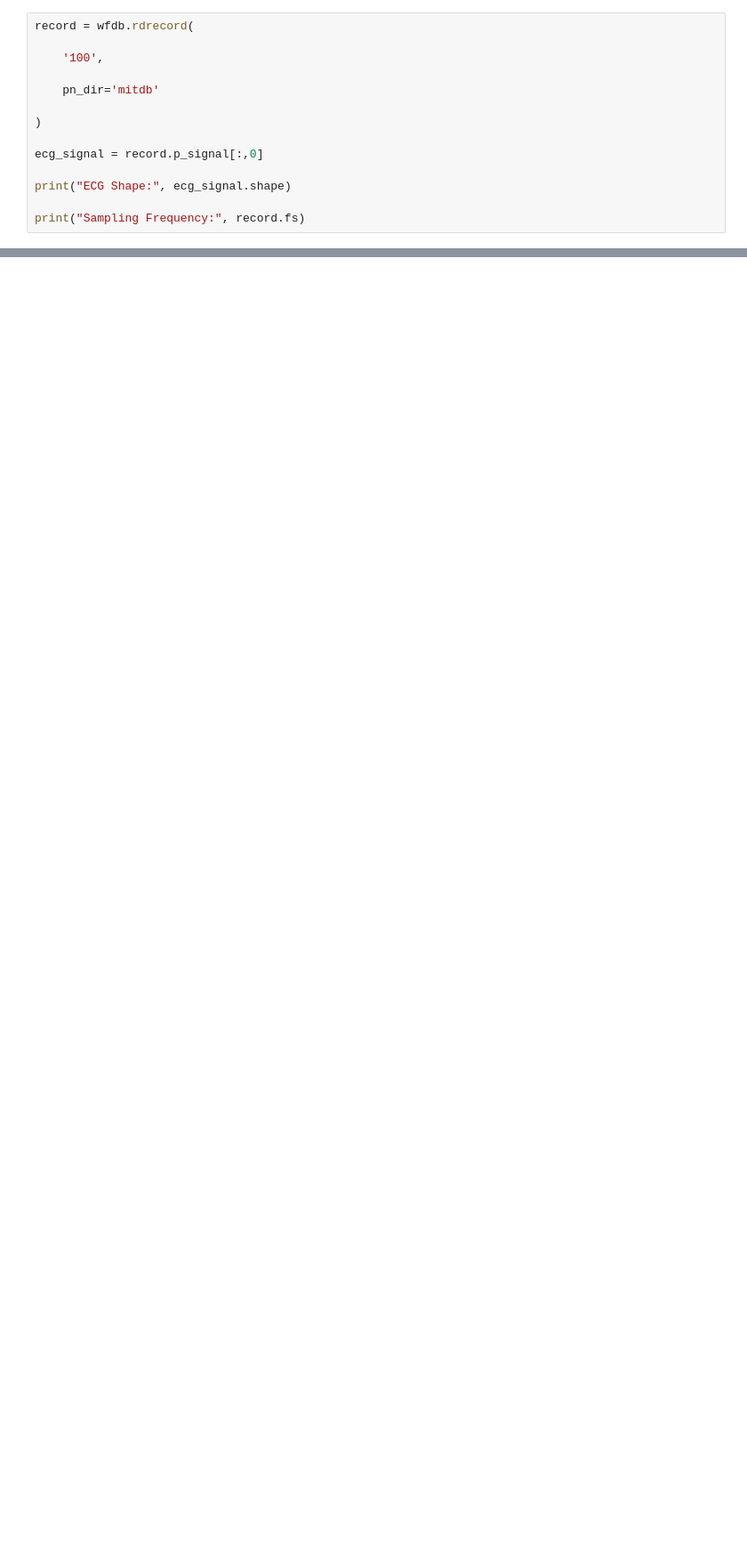
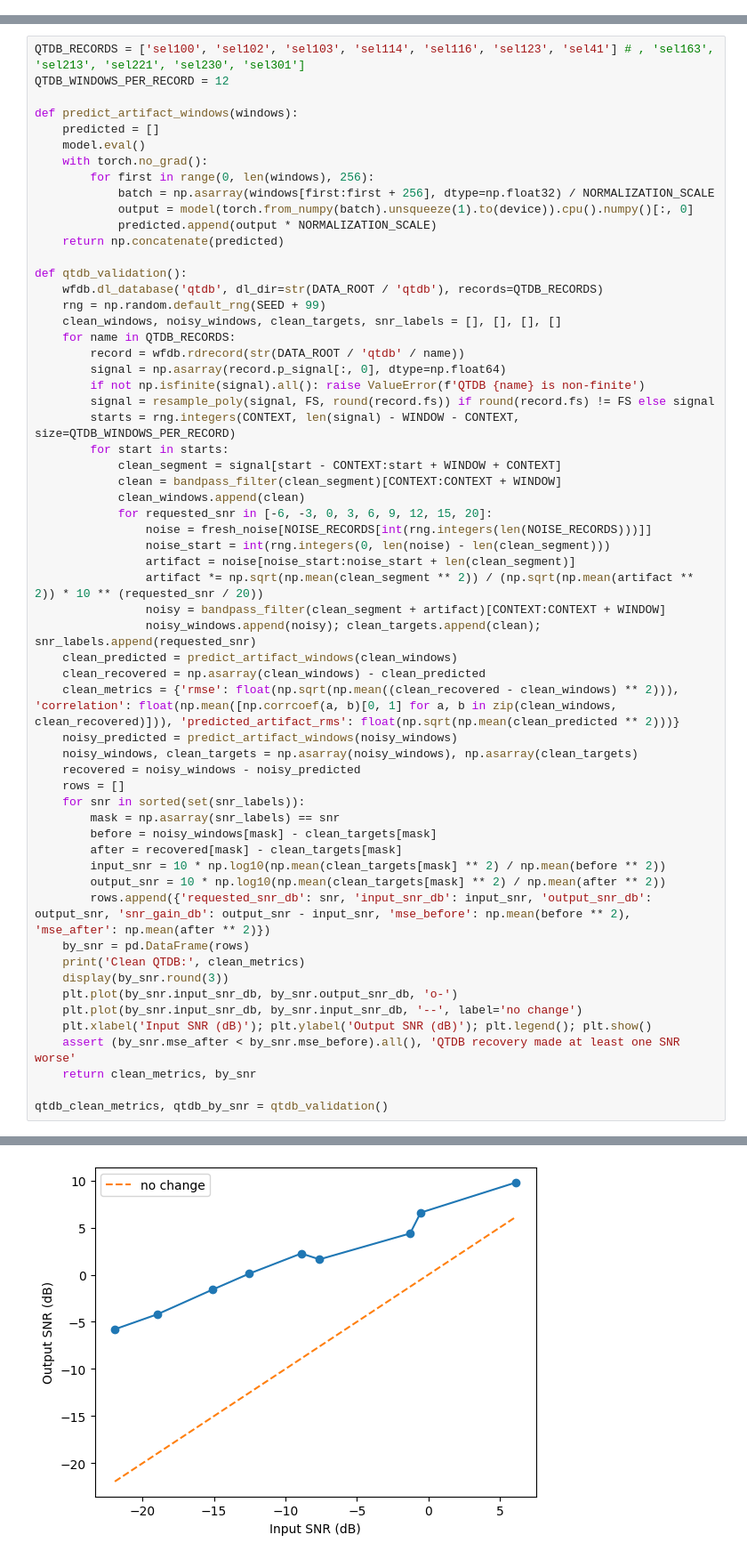
Before and after one commit to vrishank-na/PQRST_mapping, a Jupyter notebook: Universal_Artifacts_ML1.ipynb, the cells around one changed output, grey strips where cells are left out. Shown at 89% size. Drawn from its saved outputs; the diff is of its cells as text; blank space fills up the shorter version.

```diff
--- a/Universal_Artifacts_ML1.ipynb
+++ b/Universal_Artifacts_ML1.ipynb
@@ -37,14 +0,0 @@ Successfully installed pandas-3.0.3 wfdb-4.3.1
-# %%
-record = wfdb.rdrecord(
-
-    '100',
-
-    pn_dir='mitdb'
-
-)
-
-ecg_signal = record.p_signal[:,0]
-
-print("ECG Shape:", ecg_signal.shape)
-
-print("Sampling Frequency:", record.fs)
@@ -2576,0 +499,60 @@ plt.show()
+# %%
+QTDB_RECORDS = ['sel100', 'sel102', 'sel103', 'sel114', 'sel116', 'sel123', 'sel41'] # , 'sel163', 'sel213', 'sel221', 'sel230', 'sel301']
+QTDB_WINDOWS_PER_RECORD = 12
+
+def predict_artifact_windows(windows):
+    predicted = []
+    model.eval()
+    with torch.no_grad():
+        for first in range(0, len(windows), 256):
+            batch = np.asarray(windows[first:first + 256], dtype=np.float32) / NORMALIZATION_SCALE
+            output = model(torch.from_numpy(batch).unsqueeze(1).to(device)).cpu().numpy()[:, 0]
+            predicted.append(output * NORMALIZATION_SCALE)
+    return np.concatenate(predicted)
+
+def qtdb_validation():
+    wfdb.dl_database('qtdb', dl_dir=str(DATA_ROOT / 'qtdb'), records=QTDB_RECORDS)
+    rng = np.random.default_rng(SEED + 99)
+    clean_windows, noisy_windows, clean_targets, snr_labels = [], [], [], []
+    for name in QTDB_RECORDS:
+        record = wfdb.rdrecord(str(DATA_ROOT / 'qtdb' / name))
+        signal = np.asarray(record.p_signal[:, 0], dtype=np.float64)
+        if not np.isfinite(signal).all(): raise ValueError(f'QTDB {name} is non-finite')
+        signal = resample_poly(signal, FS, round(record.fs)) if round(record.fs) != FS else signal
+        starts = rng.integers(CONTEXT, len(signal) - WINDOW - CONTEXT, size=QTDB_WINDOWS_PER_RECORD)
+        for start in starts:
+            clean_segment = signal[start - CONTEXT:start + WINDOW + CONTEXT]
+            clean = bandpass_filter(clean_segment)[CONTEXT:CONTEXT + WINDOW]
+            clean_windows.append(clean)
+            for requested_snr in [-6, -3, 0, 3, 6, 9, 12, 15, 20]:
+                noise = fresh_noise[NOISE_RECORDS[int(rng.integers(len(NOISE_RECORDS)))]]
+                noise_start = int(rng.integers(0, len(noise) - len(clean_segment)))
+                artifact = noise[noise_start:noise_start + len(clean_segment)]
+                artifact *= np.sqrt(np.mean(clean_segment ** 2)) / (np.sqrt(np.mean(artifact ** 2)) * 10 ** (requested_snr / 20))
+                noisy = bandpass_filter(clean_segment + artifact)[CONTEXT:CONTEXT + WINDOW]
+                noisy_windows.append(noisy); clean_targets.append(clean); snr_labels.append(requested_snr)
+    clean_predicted = predict_artifact_windows(clean_windows)
+    clean_recovered = np.asarray(clean_windows) - clean_predicted
+    clean_metrics = {'rmse': float(np.sqrt(np.mean((clean_recovered - clean_windows) ** 2))), 'correlation': float(np.mean([np.corrcoef(a, b)[0, 1] for a, b in zip(clean_windows, clean_recovered)])), 'predicted_artifact_rms': float(np.sqrt(np.mean(clean_predicted ** 2)))}
+    noisy_predicted = predict_artifact_windows(noisy_windows)
+    noisy_windows, clean_targets = np.asarray(noisy_windows), np.asarray(clean_targets)
+    recovered = noisy_windows - noisy_predicted
+    rows = []
+    for snr in sorted(set(snr_labels)):
+        mask = np.asarray(snr_labels) == snr
+        before = noisy_windows[mask] - clean_targets[mask]
+        after = recovered[mask] - clean_targets[mask]
+        input_snr = 10 * np.log10(np.mean(clean_targets[mask] ** 2) / np.mean(before ** 2))
+        output_snr = 10 * np.log10(np.mean(clean_targets[mask] ** 2) / np.mean(after ** 2))
+        rows.append({'requested_snr_db': snr, 'input_snr_db': input_snr, 'output_snr_db': output_snr, 'snr_gain_db': output_snr - input_snr, 'mse_before': np.mean(before ** 2), 'mse_after': np.mean(after ** 2)})
+    by_snr = pd.DataFrame(rows)
+    print('Clean QTDB:', clean_metrics)
+    display(by_snr.round(3))
+    plt.plot(by_snr.input_snr_db, by_snr.output_snr_db, 'o-')
+    plt.plot(by_snr.input_snr_db, by_snr.input_snr_db, '--', label='no change')
+    plt.xlabel('Input SNR (dB)'); plt.ylabel('Output SNR (dB)'); plt.legend(); plt.show()
+    assert (by_snr.mse_after < by_snr.mse_before).all(), 'QTDB recovery made at least one SNR worse'
+    return clean_metrics, by_snr
+
+qtdb_clean_metrics, qtdb_by_snr = qtdb_validation()
+# %% [output]
@@ -2576,0 +587 @@ plt.show()
+[figure, added]
```
Also changed, not shown: parts of 61 cells of this notebook, 5 other files.
